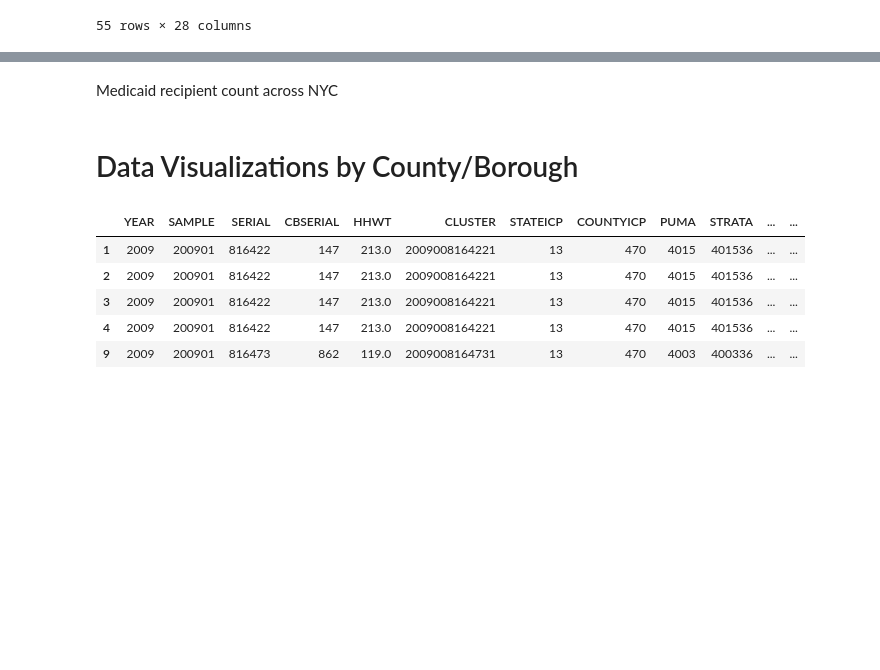
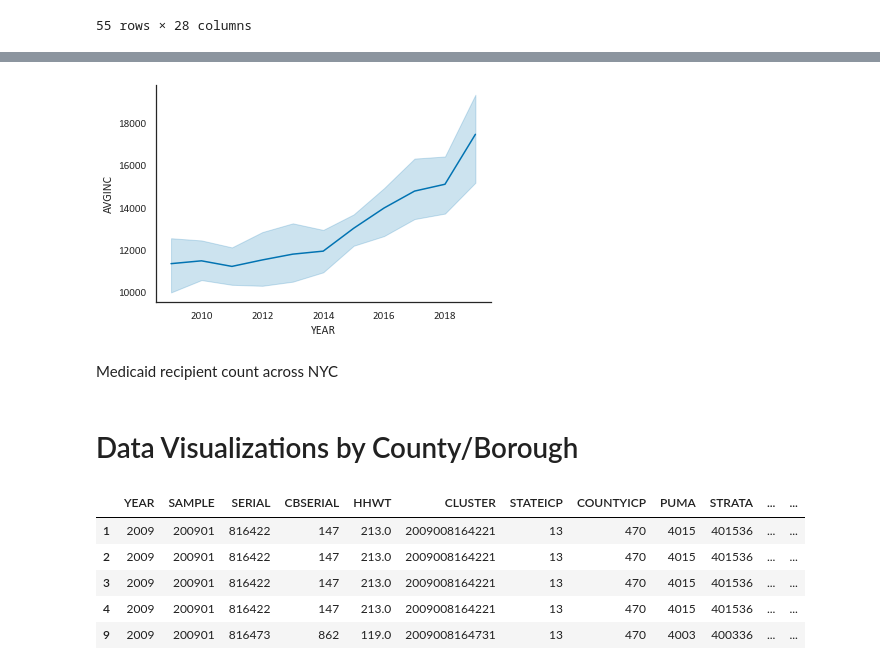
Before and after one commit to mspp-data-studio-2021/Ariel_Medex, a Jupyter notebook: IPUMS ACS Data 2009-2019.ipynb, the cells around one changed output, grey strips where cells are left out. Drawn from its saved outputs; the diff is of its cells as text; code cells hidden in the pictures; blank space fills up the shorter version.

```diff
--- a/IPUMS ACS Data 2009-2019.ipynb
+++ b/IPUMS ACS Data 2009-2019.ipynb
@@ -40,0 +58,2 @@ df.describe
+# %%
+df1 = df[df['INCTOT'].notna()]
@@ -42,0 +73,5 @@ calc = wc.Calculator("PERWT")
+# %%
+year_borough = df1.groupby(['YEAR', 'COUNTYICP'], as_index=False)
+# %%
+yr_br = calc.mean(year_borough, 'INCTOT').reset_index()
+yr_br.head()
@@ -42,0 +89,3 @@ calc = wc.Calculator("PERWT")
+# %%
+yr_br1 = yr_br.rename(columns={None: 'AVGINC'})
+yr_br1
@@ -128,3 +212,9 @@ t = sns.lineplot(x='YEAR', y='HINSCAID', data=df_weighted)
+# %%
+i = sns.lineplot(x='YEAR', y='AVGINC', data=yr_br1)
+i.ticklabel_format(style='plain', axis='both')
+sns.despine()
+# %% [output]
+[figure, added]
 # %% [markdown]
 Medicaid recipient count across NYC
 # %% [markdown]
```
Also changed, not shown: parts of 17 cells of this notebook.
